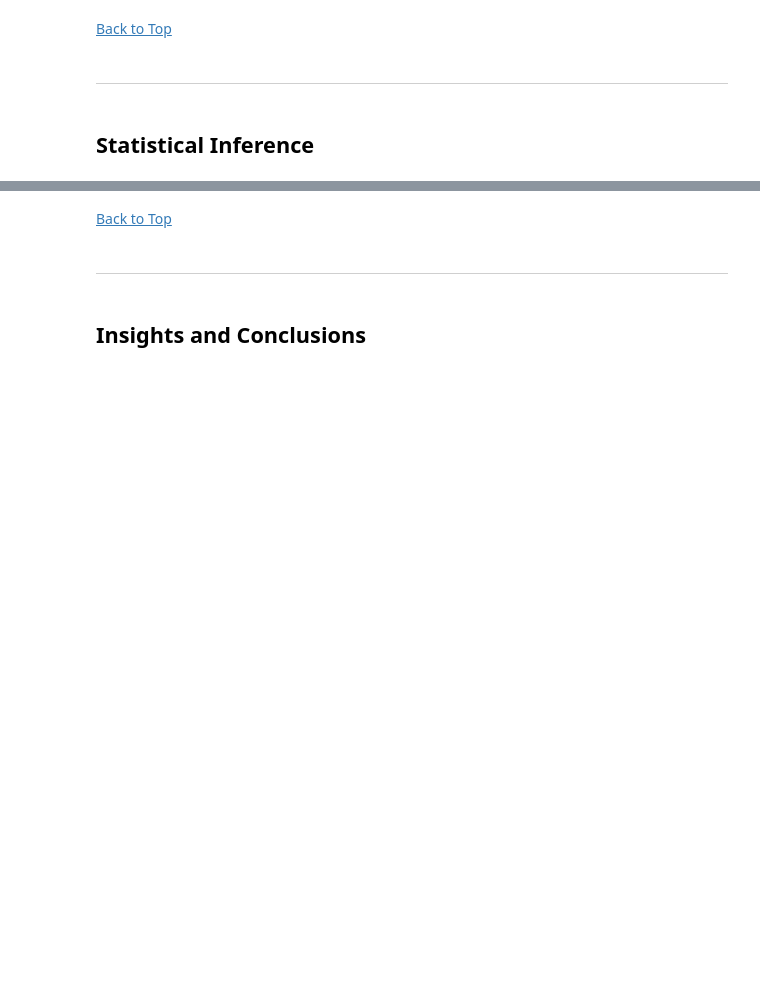
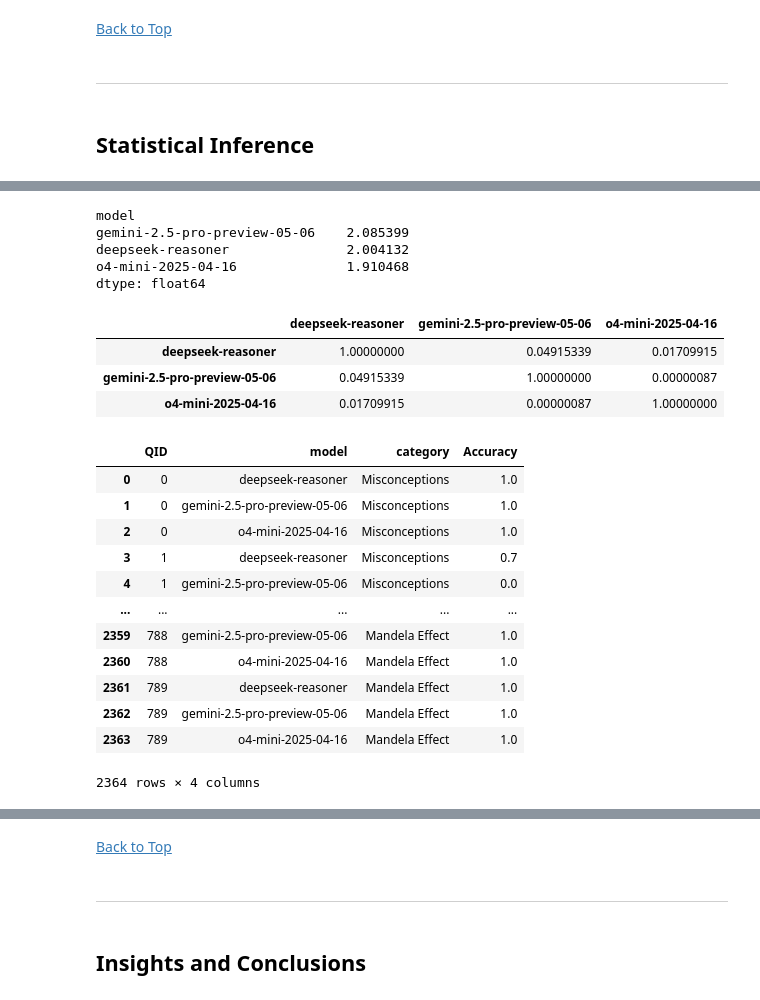
Before and after one commit to Dawsxn/CSMODEL_MCO, a Jupyter notebook: phase_2.ipynb, the cells around one changed output, grey strips where cells are left out. Cells and saved outputs as stored; diff of their text form; code cells hidden in the pictures; blank space fills up the shorter version.

```diff
--- a/phase_2.ipynb
+++ b/phase_2.ipynb
@@ -458,0 +587,39 @@ fig.show()
+# %%
+nonadv_ranks = nonadv_pivot.rank(axis=1, method='average')
+print(nonadv_ranks.mean().sort_values(ascending=False))
+# %% [output]
+model
+gemini-2.5-pro-preview-05-06    2.085399
+deepseek-reasoner               2.004132
+o4-mini-2025-04-16              1.910468
+dtype: float64
+# %%
+nonadv_conover = sp.posthoc_conover_friedman(nonadv_pivot, p_adjust="bonferroni")
+styled_nonadv = nonadv_conover.style.format("{:.8f}")
+styled_nonadv
+# %% [output]
+|  | deepseek-reasoner | gemini-2.5-pro-preview-05-06 | o4-mini-2025-04-16 |
+| deepseek-reasoner | 1.00000000 | 0.04915339 | 0.01709915 |
+| gemini-2.5-pro-preview-05-06 | 0.04915339 | 1.00000000 | 0.00000087 |
+| o4-mini-2025-04-16 | 0.01709915 | 0.00000087 | 1.00000000 |
+# %%
+category_agg_df = (
+    df.groupby(["QID", "model", "category"], as_index=False)
+      .agg(Accuracy=("is_correct", "mean"))
+)
+
+category_agg_df
+# %% [output]
+|  | QID | model | category | Accuracy |
+| 0 | 0 | deepseek-reasoner | Misconceptions | 1.0 |
+| 1 | 0 | gemini-2.5-pro-preview-05-06 | Misconceptions | 1.0 |
+| 2 | 0 | o4-mini-2025-04-16 | Misconceptions | 1.0 |
+| 3 | 1 | deepseek-reasoner | Misconceptions | 0.7 |
+| 4 | 1 | gemini-2.5-pro-preview-05-06 | Misconceptions | 0.0 |
+| ... | ... | ... | ... | ... |
+| 2359 | 788 | gemini-2.5-pro-preview-05-06 | Mandela Effect | 1.0 |
+| 2360 | 788 | o4-mini-2025-04-16 | Mandela Effect | 1.0 |
+| 2361 | 789 | deepseek-reasoner | Mandela Effect | 1.0 |
+| 2362 | 789 | gemini-2.5-pro-preview-05-06 | Mandela Effect | 1.0 |
+| 2363 | 789 | o4-mini-2025-04-16 | Mandela Effect | 1.0 |
+2364 rows × 4 columns
```
Also changed, not shown: parts of 35 cells of this notebook.
